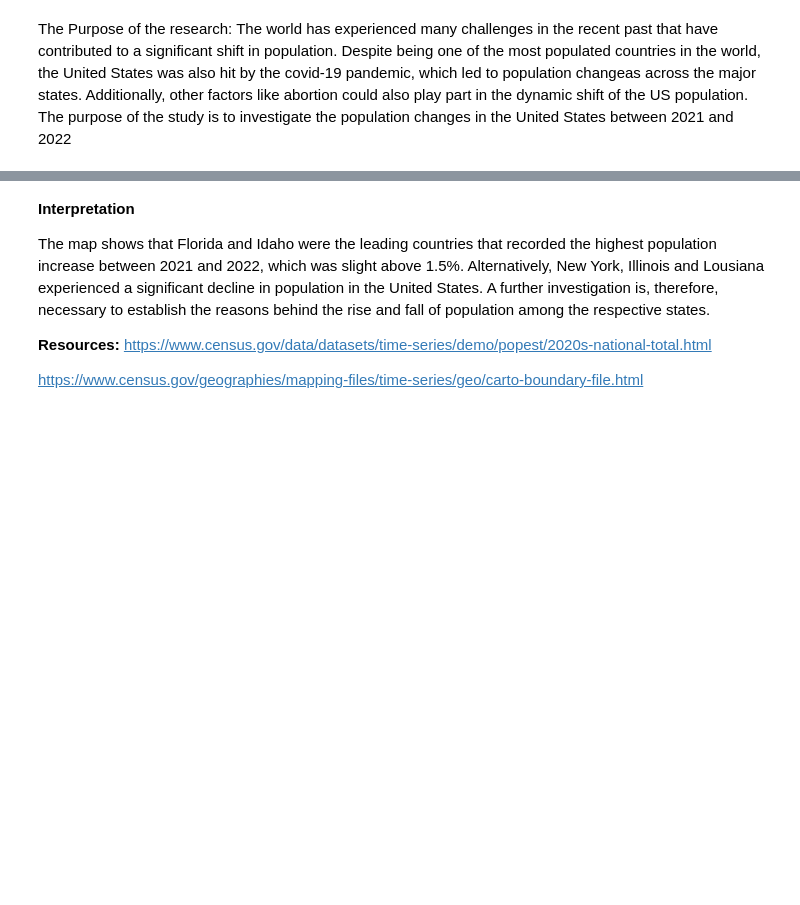
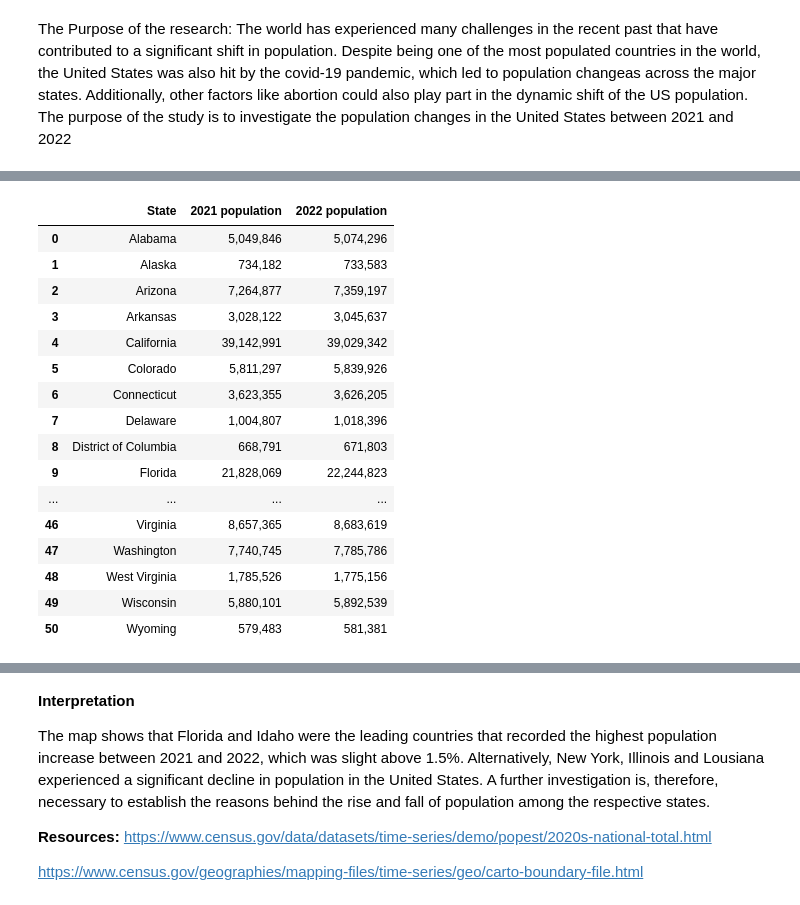
Before and after one commit to Brian13Noble/Geographical-Information-Systems-Projects, a Jupyter notebook: ps1.ipynb, the cells around one changed output, grey strips where cells are left out. Drawn from its saved outputs; the diff is of its cells as text; code cells hidden in the pictures; blank space fills up the shorter version.

```diff
--- a/ps1.ipynb
+++ b/ps1.ipynb
@@ -143,0 +61,26 @@ memory usage: 1.9+ KB
+# %%
+file_path = '/content/NST-EST2022-POP.csv'
+
+if not os.path.exists(file_path):
+    !wget -q https://github.com/Brian13Noble/GIS/raw/main/NST-EST2022-POP.csv
+
+us_pop = pd.read_csv(file_path)
+us_pop
+# %% [output]
+|  | State | 2021 population | 2022 population |
+| 0 | Alabama | 5,049,846 | 5,074,296 |
+| 1 | Alaska | 734,182 | 733,583 |
+| 2 | Arizona | 7,264,877 | 7,359,197 |
+| 3 | Arkansas | 3,028,122 | 3,045,637 |
+| 4 | California | 39,142,991 | 39,029,342 |
+| 5 | Colorado | 5,811,297 | 5,839,926 |
+| 6 | Connecticut | 3,623,355 | 3,626,205 |
+| 7 | Delaware | 1,004,807 | 1,018,396 |
+| 8 | District of Columbia | 668,791 | 671,803 |
+| 9 | Florida | 21,828,069 | 22,244,823 |
+| ... | ... | ... | ... |
+| 46 | Virginia | 8,657,365 | 8,683,619 |
+| 47 | Washington | 7,740,745 | 7,785,786 |
+| 48 | West Virginia | 1,785,526 | 1,775,156 |
+| 49 | Wisconsin | 5,880,101 | 5,892,539 |
+| 50 | Wyoming | 579,483 | 581,381 |
```
Also changed, not shown: parts of 18 cells of this notebook.
